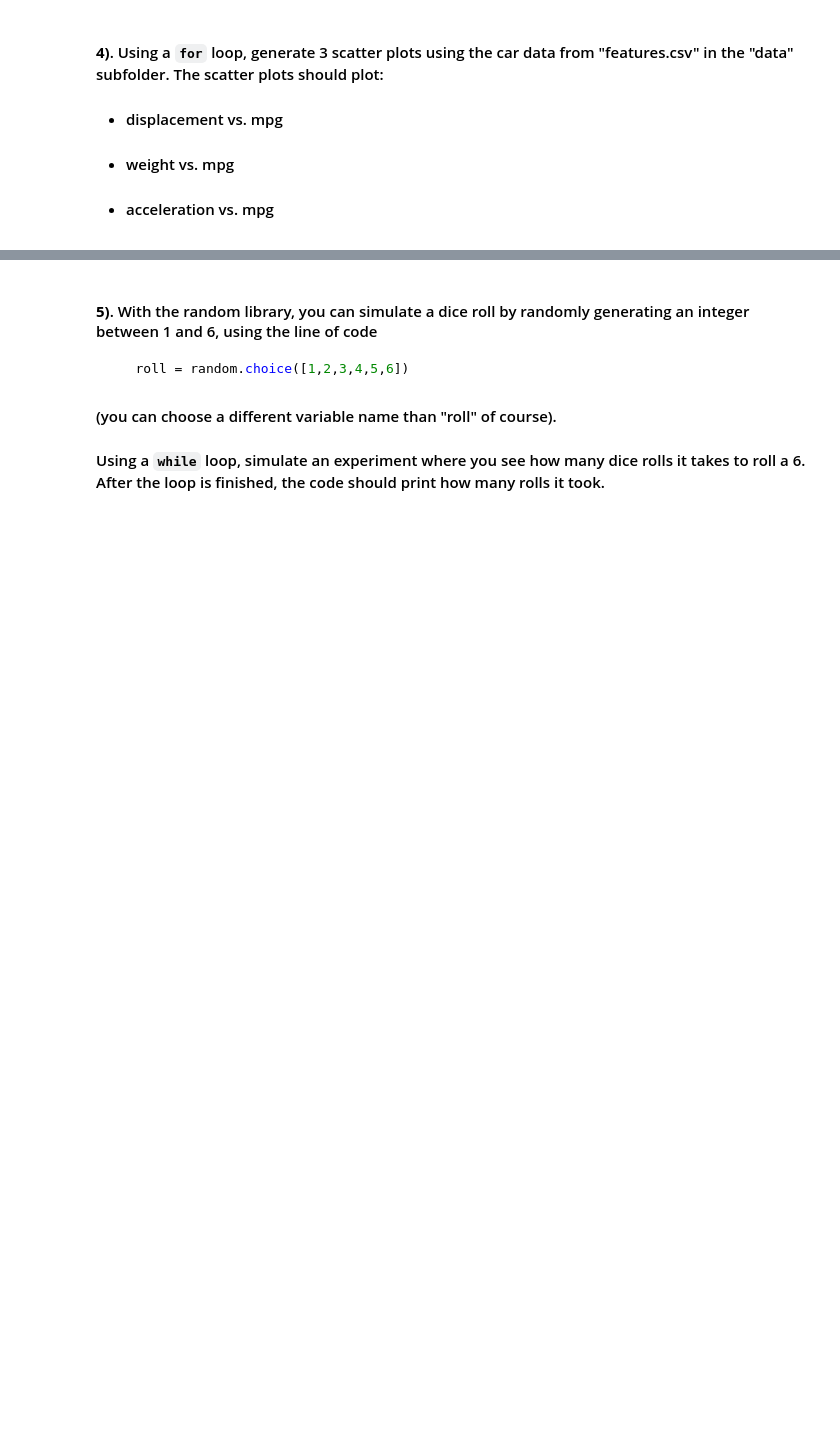
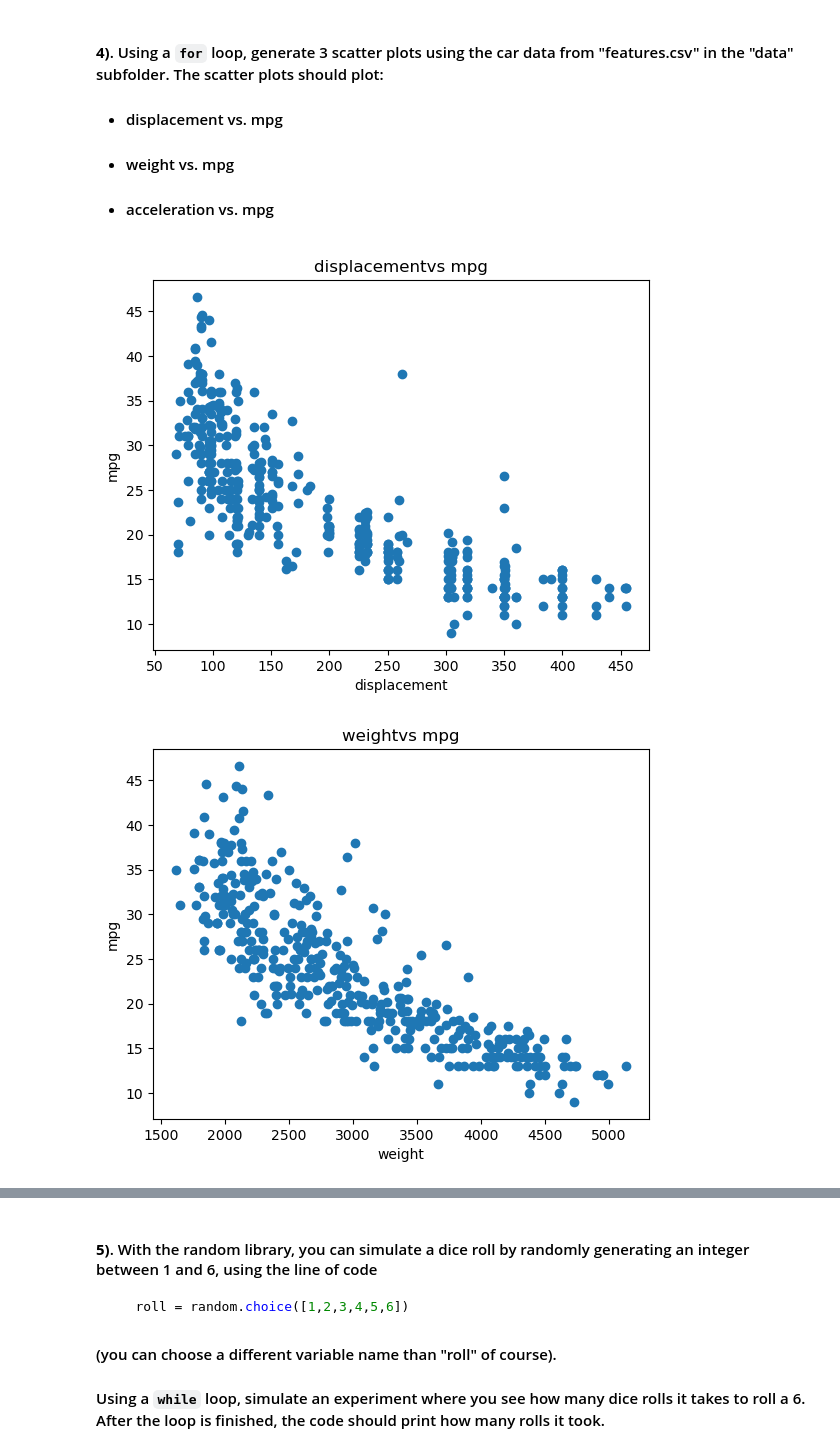
Before and after one commit to tavishikapoor07/datasci151spring2026, a Jupyter notebook: lecture_08/lecture_08 tkcopy.ipynb, the cells around one changed output, grey strips where cells are left out. Drawn from its saved outputs; the diff is of its cells as text; code cells hidden in the pictures; blank space fills up the shorter version.

```diff
--- a/lecture_08/lecture_08 tkcopy.ipynb
+++ b/lecture_08/lecture_08 tkcopy.ipynb
@@ -571,3 +632,11 @@ $$ S_n = 1 + 2 + 3 + \cdots + n$$
 n = 31 # run this cell with other positive integers (start smaller to check your answer)
 
 # your code below
+sum = 0
+
+for x in range(n):
+    if (type(x) == int):
+        sum = sum + x
+        continue
+
+print(sum)
@@ -578,6 +649,20 @@ n = 31 # run this cell with other positive integers (start smaller to check your
 - #### weight vs. mpg
 - #### acceleration vs. mpg
 # %%
+import pandas as pd
+import matplotlib.pyplot as plt
 carfeatures = pd.read_csv("data/features.csv")
 
 # your code below
+y_var = "mpg"
+values = ["displacement", "weight", "acceleration"]
+
+for x in values:
+    plt.scatter(x = carfeatures[x], y = carfeatures[y_var])
+    plt.xlabel(x)
+    plt.ylabel('mpg')
+    plt.title(x + "" + "vs mpg" )
+    plt.show()
+# %% [output]
+[figure, added]
+[figure, added]
```
Also changed, not shown: parts of 6 cells of this notebook, 7 other files.
